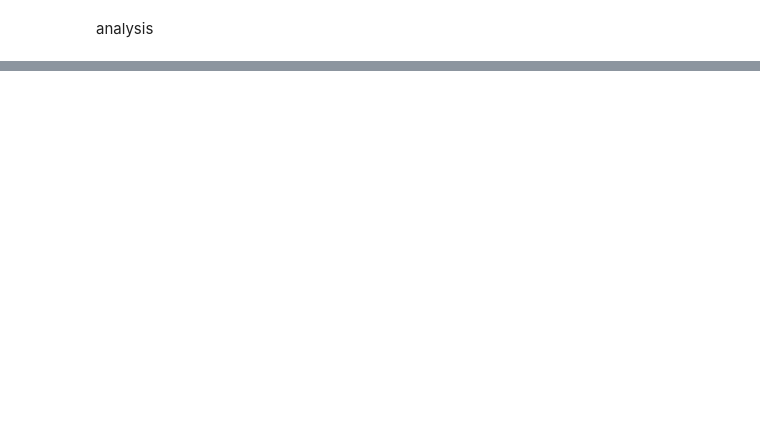
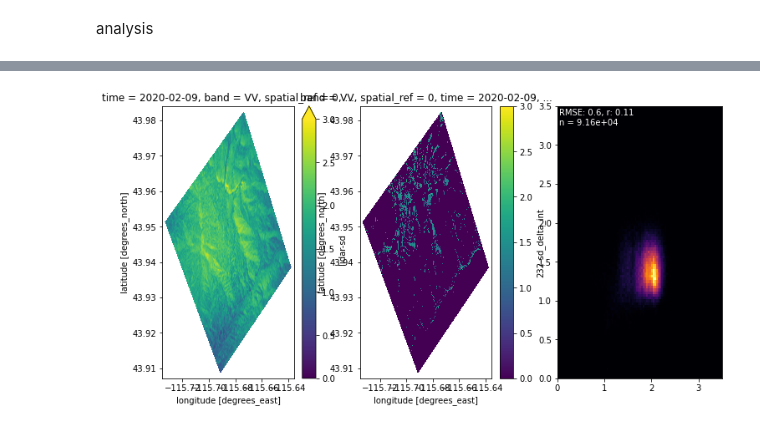
Before and after one commit to ZachHoppinen/uavsar-validation, a Jupyter notebook: src/play/lidar.ipynb, the cells around one changed output, grey strips where cells are left out. Cells and saved outputs as stored; diff of their text form; code cells hidden in the pictures; blank space fills up the shorter version.

Commit message:
lidar is working!

```diff
--- a/src/play/lidar.ipynb
+++ b/src/play/lidar.ipynb
@@ -146,0 +3,93 @@ for lidar_fp in lidar_dir.glob('*.all.nc'):
+# %%
+import numpy as np
+import pandas as pd
+import xarray as xr
+import rioxarray as rxa
+
+from pathlib import Path
+from stats import get_stats, clean_xs_ys
+
+from scipy.ndimage import gaussian_filter
+
+from xrspatial import slope, aspect, curvature
+
+import matplotlib as mpl
+import matplotlib.pyplot as plt
+
+from uavsar_pytools.snow_depth_inversion import depth_from_phase, phase_from_depth
+
+snotel_locs = {'Dry_Creek.sd': [-116.09685, 43.76377], 'Banner.sd': [-115.23447, 44.30342], 'Mores.sd': [-115.66588, 43.932]}
+
+lidar_dir = Path('/bsuhome/zacharykeskinen/scratch/data/uavsar/ncs/lidar')
+
+for lidar_fp in lidar_dir.glob('*.sd.nc'):
+    print(lidar_fp)
+    lidar = xr.open_dataset(lidar_fp)
+
+    if isinstance(lidar.attrs['lidar_times'] , str):
+        lidar.attrs['lidar_times'] = [lidar.attrs['lidar_times']]
+
+    sntl_x, sntl_y = snotel_locs[lidar_fp.stem]
+
+    for t in lidar.attrs['lidar_times']:
+        fig, axes = plt.subplots(1, 3, figsize = (12, 6))
+        print(t)
+
+        t = pd.to_datetime(t)
+        ds = lidar.sel(time = slice(t - pd.Timedelta('180 days'), t))
+        ds = ds.sel(band = 'VV')
+
+        # trees = ds['lidar-vh'].sel(time = t)
+        # elev = ds['lidar-dem']
+        lidar_slope = slope(lidar['lidar-dem'].rio.reproject('EPSG:32611')).rio.reproject_match(lidar['lidar-sd'].sel(time = t))
+        # lidar_aspect = aspect(ds['lidar-dem'])
+        # lidar_curvature = curvature(ds['lidar-dem'])
+
+        tol = 0.00090009 # ~0.001 degrees or ~100m
+
+        for ds_t in ds.time:
+
+            sub = ds.sel(time = ds_t)
+            if sub['232-int'].sum() == 0:
+                ds['232-sd_delta_int'].loc[dict(time = ds_t)] = np.nan
+                continue
+
+            if sub['snotel_dSWE'] > 0:
+                cur_phase = sub['232-int'].sel(x = slice(sntl_x - tol, sntl_x + tol), y = slice(sntl_y + tol, sntl_y - tol)).mean()
+                sntl_inc = sub['232-inc'].sel(x = slice(sntl_x - tol, sntl_x + tol), y = slice(sntl_y + tol, sntl_y - tol)).mean()
+                snotel_sd_change = sub['snotel_dSWE'] * (997 / 250)
+                sd_phase = phase_from_depth(snotel_sd_change, sntl_inc, density = 250)
+
+                data = depth_from_phase(sub['232-int'] + (sd_phase - cur_phase), sub['232-inc'], density = 250)
+                # data = gaussian_filter(data, 3)
+                # trees below snow surface?
+                # data = data.where(trees > 5)
+                # low angle
+                data = data.where(lidar_slope < 10)
+                # south faces
+                # data = data.where((lidar_aspect) > 145 & (lidar_aspect < 220))
+
+                ds['232-sd_delta_int'].loc[dict(time = ds_t)] = data
+
+            else:
+                ds['232-sd_delta_int'].loc[dict(time = ds_t)] = np.nan
+
+        sum = ds['232-sd_delta_int'].sum(dim = 'time')
+
+        ds['lidar-sd'].loc[dict(time = t)] = gaussian_filter(ds['lidar-sd'].sel(time = t), sigma = 3)
+        ds['lidar-sd'].sel(time = t).where(lidar_slope < 10).plot(ax = axes[0], vmin = 0, vmax = 3)
+
+        sum.where(~ds['lidar-sd'].sel(time = t).isnull()).plot(ax = axes[1], vmin = 0, vmax = 3)
+
+        xs, ys = clean_xs_ys(ds['lidar-sd'].sel(time = t).values.ravel(), sum.values.ravel())
+        xs_tmp = xs[(xs != 0) & (ys != 0)]
+        ys = ys[(xs != 0) & (ys != 0)]
+        xs = xs_tmp
+
+        axes[2].hist2d(xs, ys, bins = 100, cmap = mpl.cm.inferno, range = [[0,3.5],[0,3.5]]) # , norm = mpl.colors.LogNorm()
+
+        rmse, r, n = get_stats(xs, ys)
+        axes[2].text(.01, .99, f'RMSE: {rmse:.2}, r: {r:.2}\nn = {len(xs):.2e}', ha='left', va='top', transform=axes[2].transAxes, color = 'white')
+
+        plt.show()
+# %% [output]
@@ -146,0 +98 @@ for lidar_fp in lidar_dir.glob('*.all.nc'):
+[figure, added]
```
Also changed, not shown: parts of 4 cells of this notebook, 4 other files.
